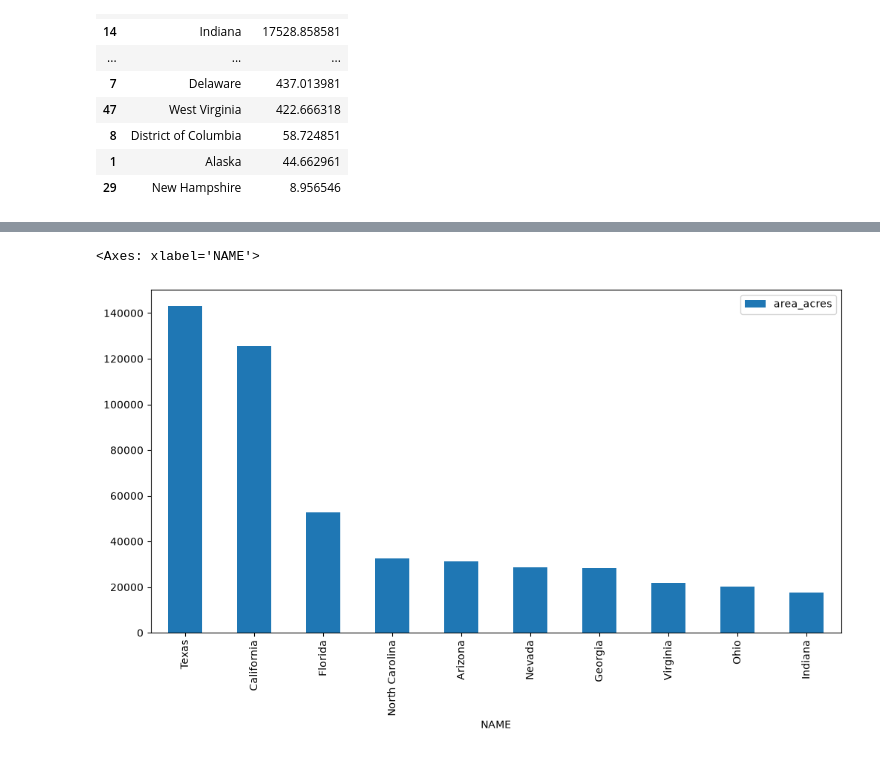
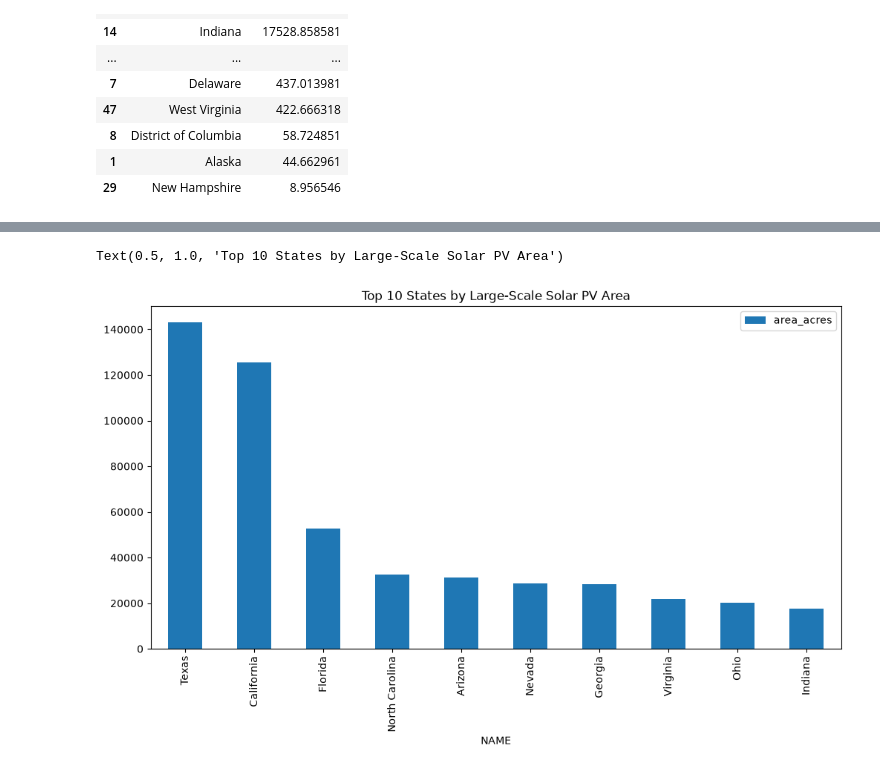
Before and after one commit to oliviapozytko/geog592-opozytko, a Jupyter notebook: homework/week07/homework07.ipynb, the cells around one changed output, grey strips where cells are left out. Drawn from its saved outputs; the diff is of its cells as text; code cells hidden in the pictures.

```diff
--- a/homework/week07/homework07.ipynb
+++ b/homework/week07/homework07.ipynb
@@ -296,12 +321,12 @@ ax.figure.set_facecolor("dimgray")
 # %%
-#find the top 10 states which have the most land occupied by Solar PV facilities
-top10 = state_solar_area.nlargest(10, "area_acres")
-top10.plot(
+ax = top10.plot(
     x="NAME",
     y="area_acres",
     kind="bar",
     figsize=(12, 6)
 )
+
+ax.set_title("Top 10 States by Large-Scale Solar PV Area")
 # %% [output]
-<Axes: xlabel='NAME'>
+Text(0.5, 1.0, 'Top 10 States by Large-Scale Solar PV Area')
-[figure, old version]
+[figure, new version]
```
Also changed, not shown: parts of 5 cells of this notebook.
